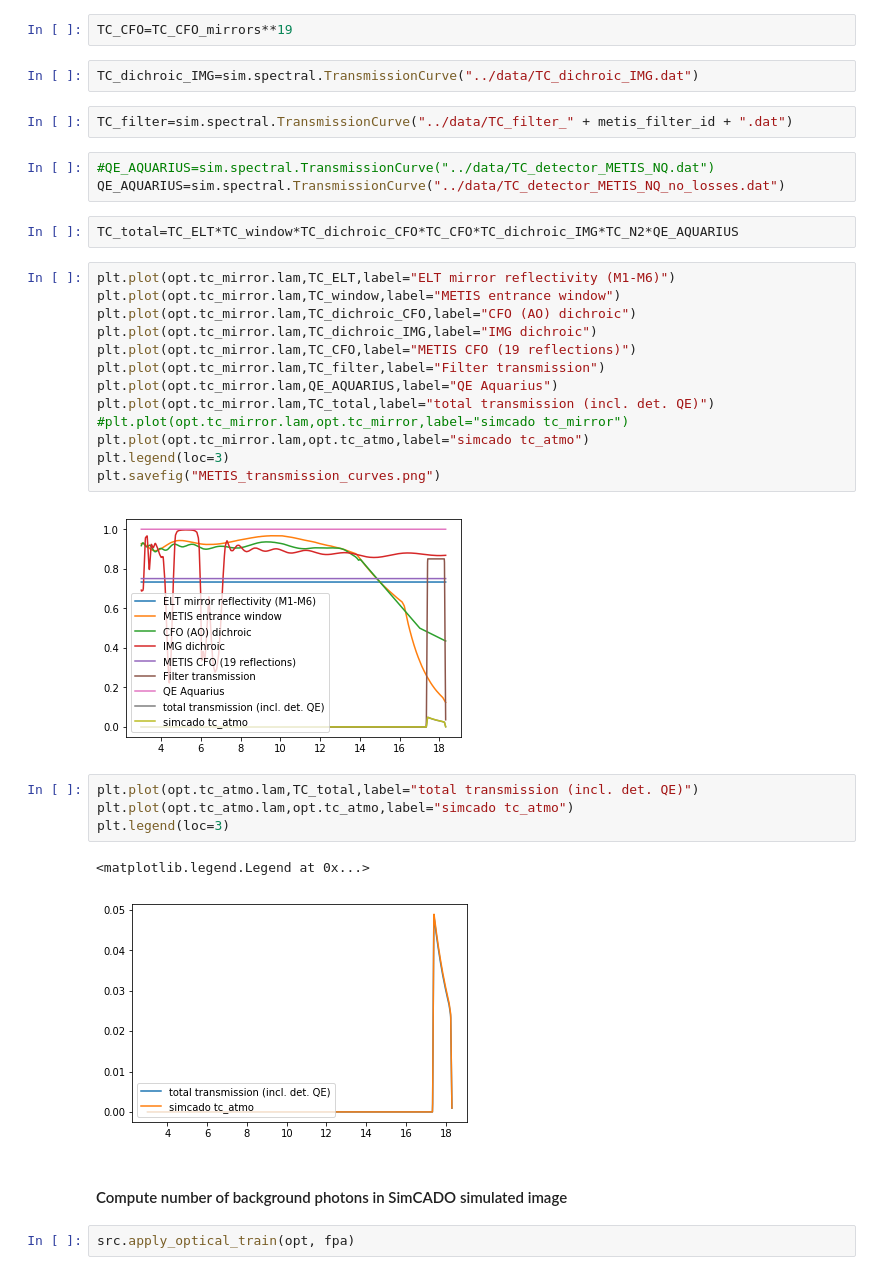
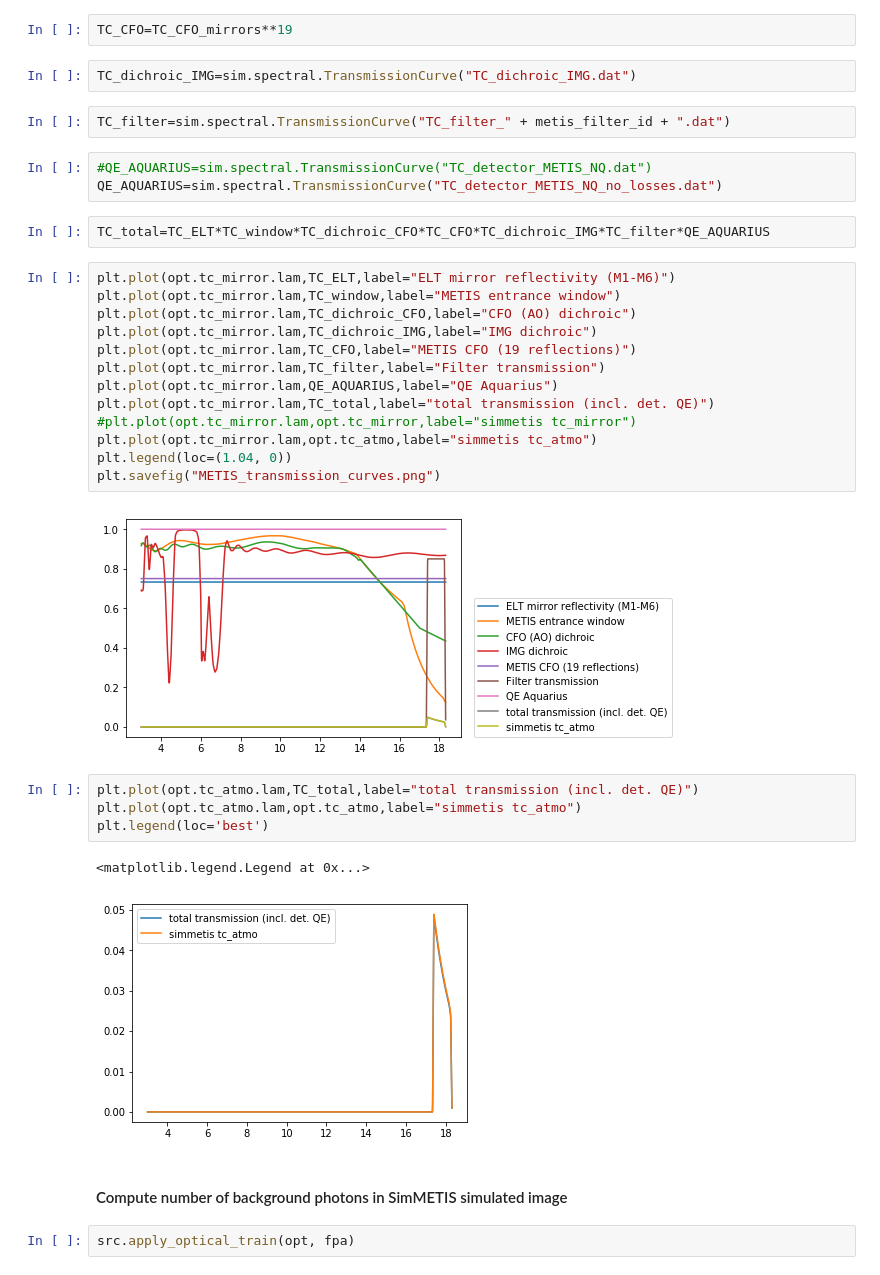
Before and after one commit to astronomyk/SimMETIS, a Jupyter notebook: notebooks/SimMETIS_IMG_Q.ipynb, the cells around one changed output. Saved outputs shown, nothing was run; the diff lists cells and outputs as text.

```diff
--- a/notebooks/SimMETIS_IMG_Q.ipynb
+++ b/notebooks/SimMETIS_IMG_Q.ipynb
@@ -64,38 +64,38 @@ TC_CFO_mirrors=sim.spectral.TransmissionCurve("../data/TC_mirror_aluminium.dat")
 # %%
 TC_CFO=TC_CFO_mirrors**19
 # %%
-TC_dichroic_IMG=sim.spectral.TransmissionCurve("../data/TC_dichroic_IMG.dat")
+TC_dichroic_IMG=sim.spectral.TransmissionCurve("TC_dichroic_IMG.dat")
 # %%
-TC_filter=sim.spectral.TransmissionCurve("../data/TC_filter_" + metis_filter_id + ".dat")
+TC_filter=sim.spectral.TransmissionCurve("TC_filter_" + metis_filter_id + ".dat")
 # %%
-#QE_AQUARIUS=sim.spectral.TransmissionCurve("../data/TC_detector_METIS_NQ.dat")
-QE_AQUARIUS=sim.spectral.TransmissionCurve("../data/TC_detector_METIS_NQ_no_losses.dat")
+#QE_AQUARIUS=sim.spectral.TransmissionCurve("TC_detector_METIS_NQ.dat")
+QE_AQUARIUS=sim.spectral.TransmissionCurve("TC_detector_METIS_NQ_no_losses.dat")
 # %%
-TC_total=TC_ELT*TC_window*TC_dichroic_CFO*TC_CFO*TC_dichroic_IMG*TC_N2*QE_AQUARIUS
+TC_total=TC_ELT*TC_window*TC_dichroic_CFO*TC_CFO*TC_dichroic_IMG*TC_filter*QE_AQUARIUS
 # %%
 plt.plot(opt.tc_mirror.lam,TC_ELT,label="ELT mirror reflectivity (M1-M6)")
 plt.plot(opt.tc_mirror.lam,TC_window,label="METIS entrance window")
 plt.plot(opt.tc_mirror.lam,TC_dichroic_CFO,label="CFO (AO) dichroic")
 plt.plot(opt.tc_mirror.lam,TC_dichroic_IMG,label="IMG dichroic")
 plt.plot(opt.tc_mirror.lam,TC_CFO,label="METIS CFO (19 reflections)")
 plt.plot(opt.tc_mirror.lam,TC_filter,label="Filter transmission")
 plt.plot(opt.tc_mirror.lam,QE_AQUARIUS,label="QE Aquarius")
 plt.plot(opt.tc_mirror.lam,TC_total,label="total transmission (incl. det. QE)")
-#plt.plot(opt.tc_mirror.lam,opt.tc_mirror,label="simcado tc_mirror")
-plt.plot(opt.tc_mirror.lam,opt.tc_atmo,label="simcado tc_atmo")
-plt.legend(loc=3)
+#plt.plot(opt.tc_mirror.lam,opt.tc_mirror,label="simmetis tc_mirror")
+plt.plot(opt.tc_mirror.lam,opt.tc_atmo,label="simmetis tc_atmo")
+plt.legend(loc=(1.04, 0))
 plt.savefig("METIS_transmission_curves.png")
 # %% [output]
-[figure, old version]
+[figure, new version]
 # %%
 plt.plot(opt.tc_atmo.lam,TC_total,label="total transmission (incl. det. QE)")
-plt.plot(opt.tc_atmo.lam,opt.tc_atmo,label="simcado tc_atmo")
-plt.legend(loc=3)
+plt.plot(opt.tc_atmo.lam,opt.tc_atmo,label="simmetis tc_atmo")
+plt.legend(loc='best')
 # %% [output]
 <matplotlib.legend.Legend at 0x...>
-[figure, old version]
+[figure, new version]
 # %% [markdown]
-#### Compute number of background photons in SimCADO simulated image
+#### Compute number of background photons in SimMETIS simulated image
 # %%
 src.apply_optical_train(opt, fpa)
 # %% [output]
```
Also changed, not shown: parts of 10 cells of this notebook, 2 other files.
